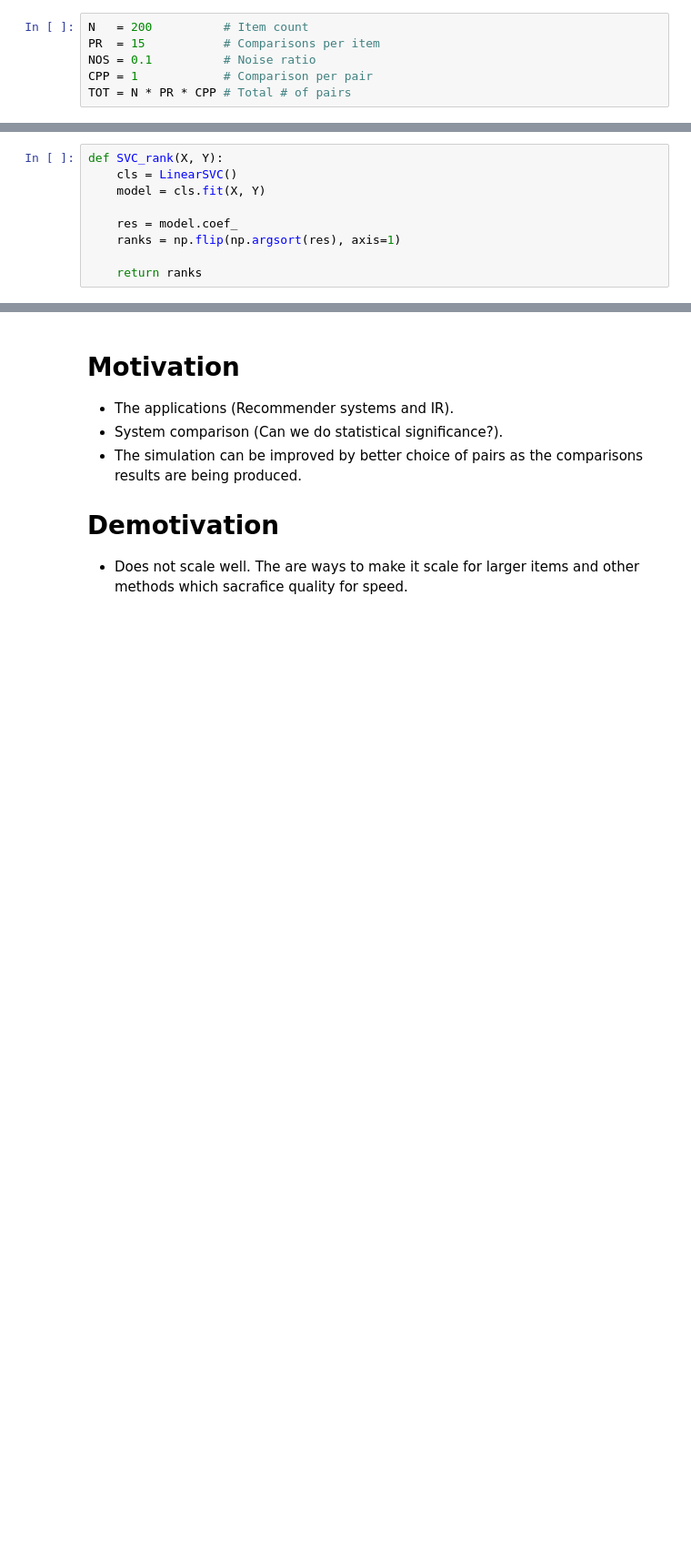
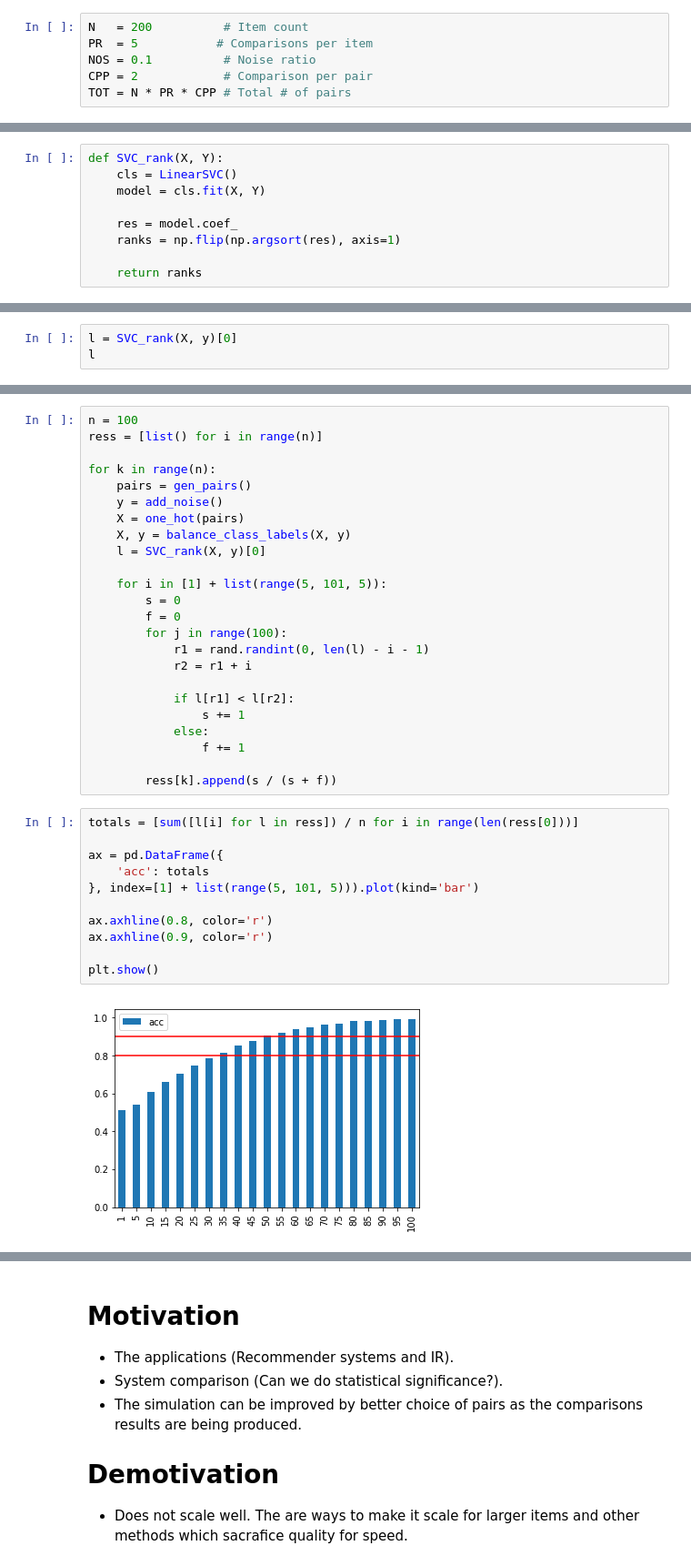
Before and after one commit to nawarhalabi/ranking-svc, a Jupyter notebook: svc.ipynb, the cells around one changed output, grey strips where cells are left out. Shown at 91% size. Cells and saved outputs as stored; diff of their text form; blank space fills up the shorter version.

```diff
--- a/svc.ipynb
+++ b/svc.ipynb
@@ -12,8 +14,8 @@ import numpy as np
 # %%
 N   = 200          # Item count
-PR  = 15           # Comparisons per item
+PR  = 5           # Comparisons per item
 NOS = 0.1          # Noise ratio
-CPP = 1            # Comparison per pair
+CPP = 2            # Comparison per pair
 TOT = N * PR * CPP # Total # of pairs
 # %%
 # Generate all possible unique pairs and then subsample
@@ -158,0 +166,3 @@ array([[  8,   0,  14,  47,   4,  12,   2,  13,  15,  20,  32,   5,  10,
+# %%
+l = SVC_rank(X, y)[0]
+l
@@ -163,0 +193,37 @@ SpearmanrResult(correlation=0.96413560339008497, pvalue=5.063155444092593e-116)
+# %%
+n = 100
+ress = [list() for i in range(n)]
+
+for k in range(n):
+    pairs = gen_pairs()
+    y = add_noise()
+    X = one_hot(pairs)
+    X, y = balance_class_labels(X, y)
+    l = SVC_rank(X, y)[0]
+
+    for i in [1] + list(range(5, 101, 5)):
+        s = 0
+        f = 0
+        for j in range(100):
+            r1 = rand.randint(0, len(l) - i - 1)
+            r2 = r1 + i
+
+            if l[r1] < l[r2]:
+                s += 1
+            else:
+                f += 1
+
+        ress[k].append(s / (s + f))
+# %%
+totals = [sum([l[i] for l in ress]) / n for i in range(len(ress[0]))]
+
+ax = pd.DataFrame({
+    'acc': totals
+}, index=[1] + list(range(5, 101, 5))).plot(kind='bar')
+
+ax.axhline(0.8, color='r')
+ax.axhline(0.9, color='r')
+
+plt.show()
+# %% [output]
+[figure, added]
```
Also changed, not shown: parts of 19 cells of this notebook.
